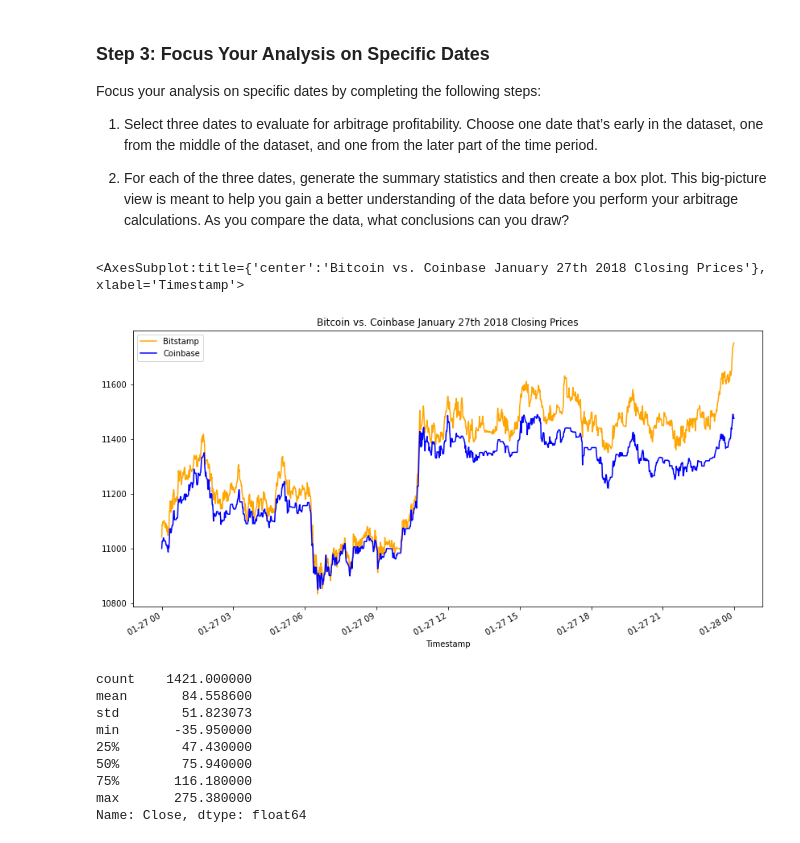
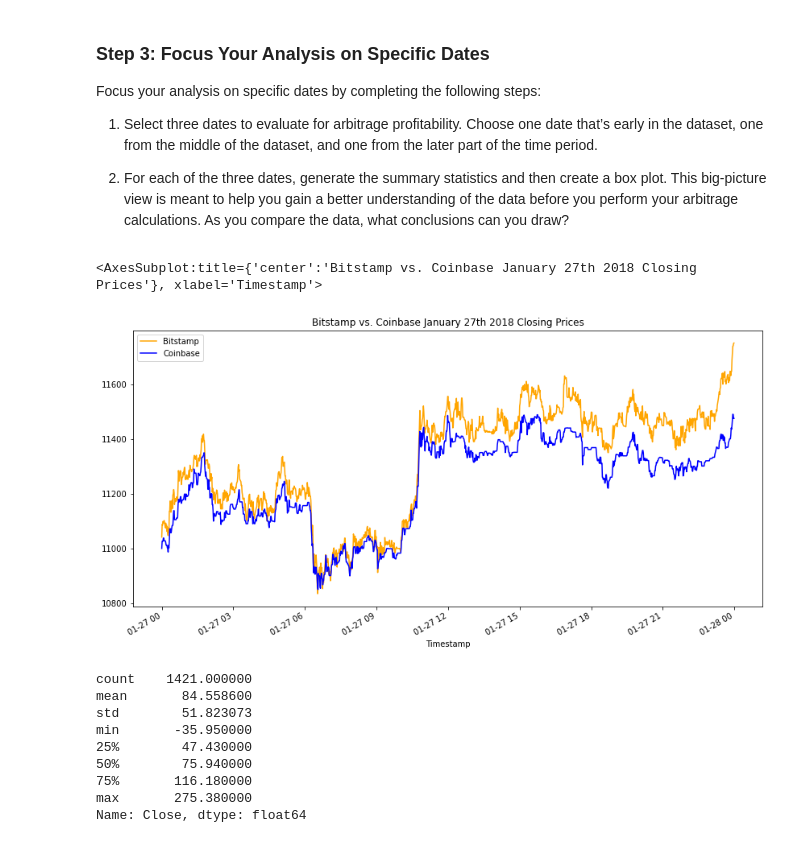
Before and after one commit to Kevinator9000/fintech_challenge_3, a Jupyter notebook: crypto_arbitrage.ipynb, the cells around one changed output. Cells and saved outputs as stored; diff of their text form; code cells hidden in the pictures.

```diff
--- a/crypto_arbitrage.ipynb
+++ b/crypto_arbitrage.ipynb
@@ -347,11 +460,12 @@ Focus your analysis on specific dates by completing the following steps:
 # %%
 # Create an overlay plot that visualizes the two dataframes over a period of one day early in the dataset.
 # Be sure that the plots include the parameters `legend`, `figsize`, `title`, `color` and `label`
-bitstamp_sliced.loc["2018-01-27"].plot(legend= True ,figsize=(14,7), color="orange", label="Bitstamp", title="Bitcoin vs. Coinbase January 27th 2018 Closing Prices")
+
+bitstamp_sliced.loc["2018-01-27"].plot(legend= True ,figsize=(14,7), color="orange", label="Bitstamp", title="Bitstamp vs. Coinbase January 27th 2018 Closing Prices")
 coinbase_sliced.loc["2018-01-27"].plot(legend= True,color="blue", label= "Coinbase")
 # %% [output]
-<AxesSubplot:title={'center':'Bitcoin vs. Coinbase January 27th 2018 Closing Prices'}, xlabel='Timestamp'>
+<AxesSubplot:title={'center':'Bitstamp vs. Coinbase January 27th 2018 Closing Prices'}, xlabel='Timestamp'>
-[figure, old version]
+[figure, new version]
 # %%
 # Using the early date that you have selected, calculate the arbitrage spread
 # by subtracting the bitstamp lower closing prices from the coinbase higher closing prices
```
Also changed, not shown: parts of 45 cells of this notebook.
